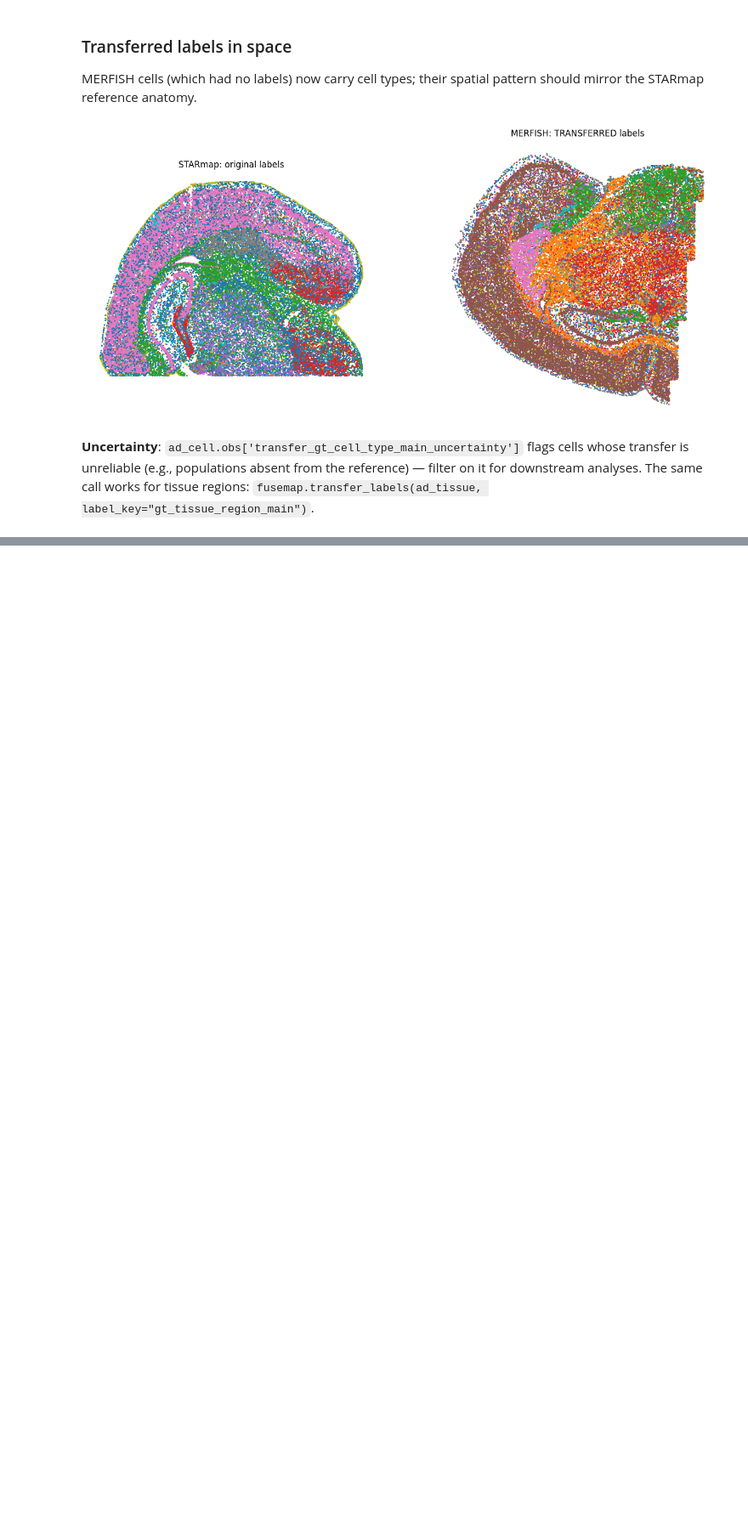
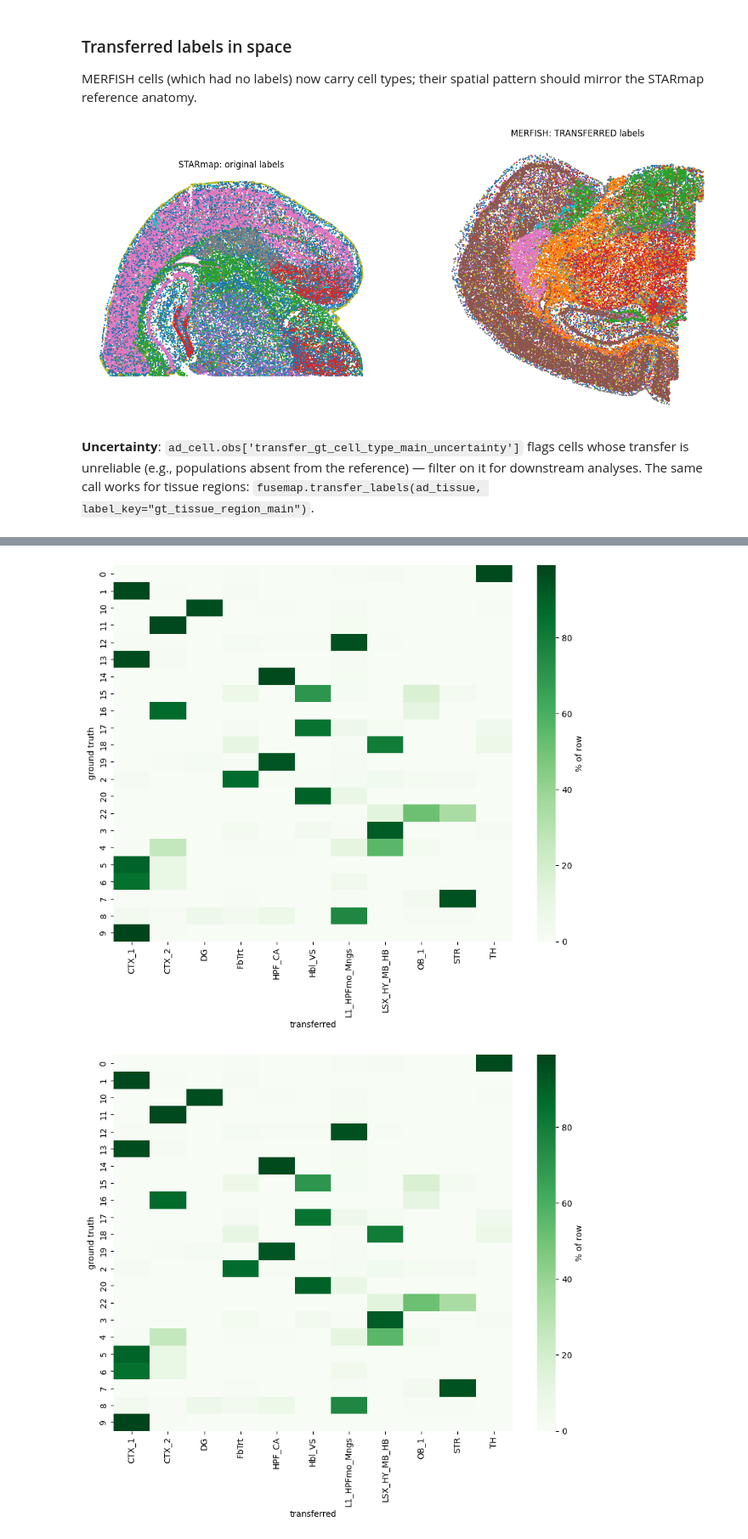
Before and after one commit to wanglab-broad/FuseMap, a Jupyter notebook: docs/notebooks/1_spatial_integration_imaging.ipynb, the cells around one changed output, grey strips where cells are left out. Shown at 85% size. Saved outputs shown, nothing was run; the diff lists cells and outputs as text; code cells hidden in the pictures; blank space fills up the shorter version.

```diff
--- a/docs/notebooks/1_spatial_integration_imaging.ipynb
+++ b/docs/notebooks/1_spatial_integration_imaging.ipynb
@@ -168,0 +199,10 @@ downstream analyses. The same call works for tissue regions:
+# %%
+# independent check: MERFISH's own region annotation vs the transferred labels
+mer = ad_tissue.obs["batch"] == "sample0"
+gt = ad_tissue.obs.loc[mer, "gtTissueRegion"].astype(str)
+pred = ad_tissue.obs.loc[mer, "transfer_gt_tissue_region_main"].astype(str)
+keep = ~gt.isin(["nan", ""])
+fusemap.pl.transfer_heatmap(gt[keep], pred[keep])
+# %% [output]
+[figure, added]
+[figure, added]
```
Also changed, not shown: parts of 28 cells of this notebook, 22 other files.
